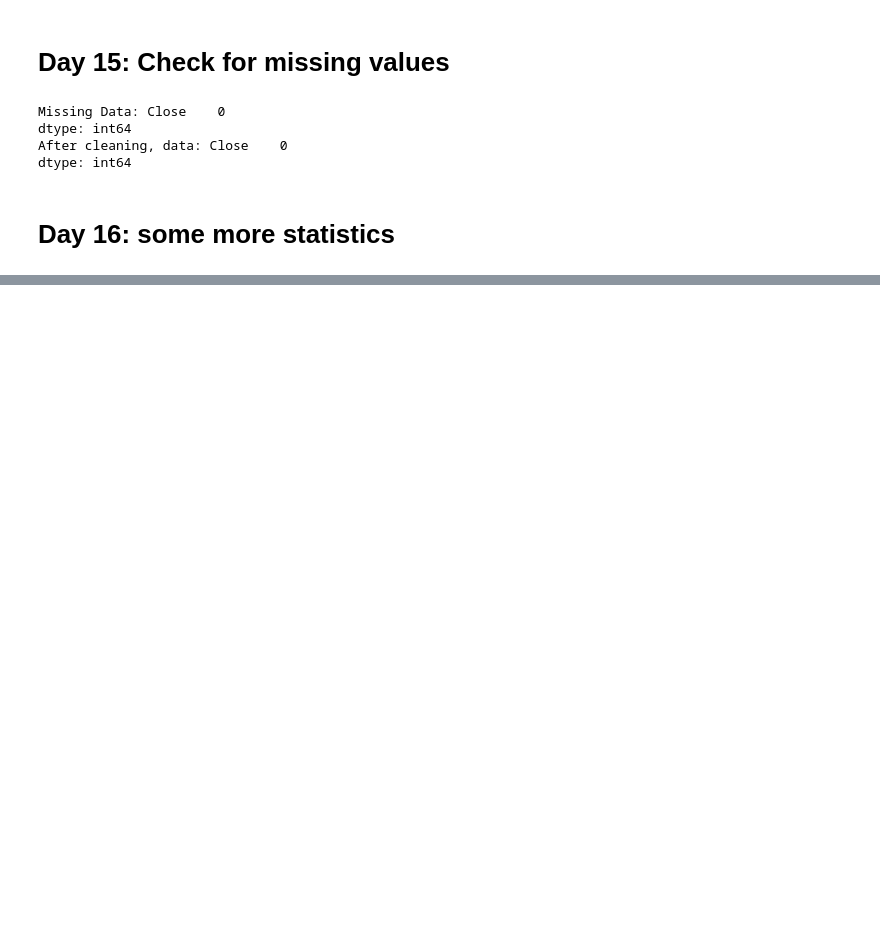
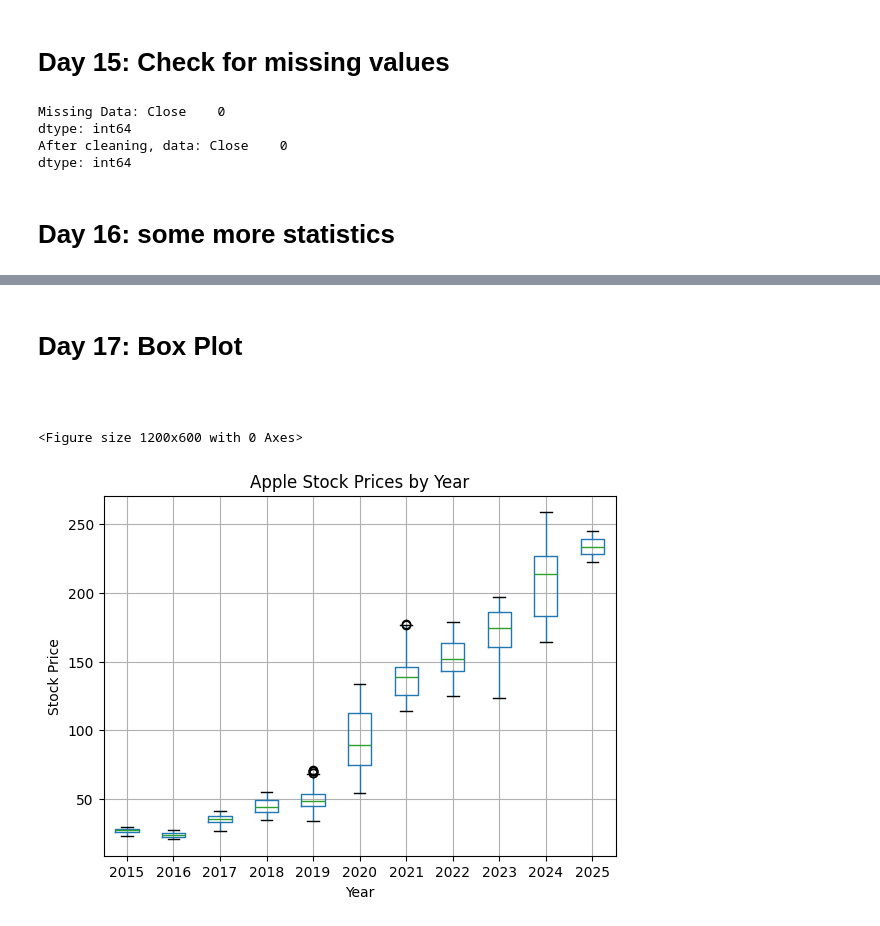
Before and after one commit to hackingbandy/coding_challenge, a Jupyter notebook: main.ipynb, the cells around one changed output, grey strips where cells are left out. Cells and saved outputs as stored; diff of their text form; code cells hidden in the pictures; blank space fills up the shorter version.

Commit message:
Day 17: Box Plot Apple Stock

```diff
--- a/main.ipynb
+++ b/main.ipynb
@@ -228,2 +243,26 @@ max     258.735504
+# %% [markdown]
+# Day 17: Box Plot
 # %% [markdown]
 #
+# %%
+from matplotlib import pyplot as plt
+
+df_apple_stocks.index = pd.to_datetime(df_apple_stocks.index)
+
+df_apple_stocks['Year'] = df_apple_stocks.index.year
+
+# plot figure
+plt.figure(figsize=(12,6))
+
+df_apple_stocks.boxplot(column='Close', by='Year')
+
+plt.title('Apple Stock Prices by Year')
+plt.ylabel('Stock Price')
+plt.xlabel('Year')
+plt.suptitle('')
+
+# show plot
+plt.show()
+# %% [output]
+<Figure size 1200x600 with 0 Axes>
+[figure, added]
```
Also changed, not shown: parts of 1 cell of this notebook.
